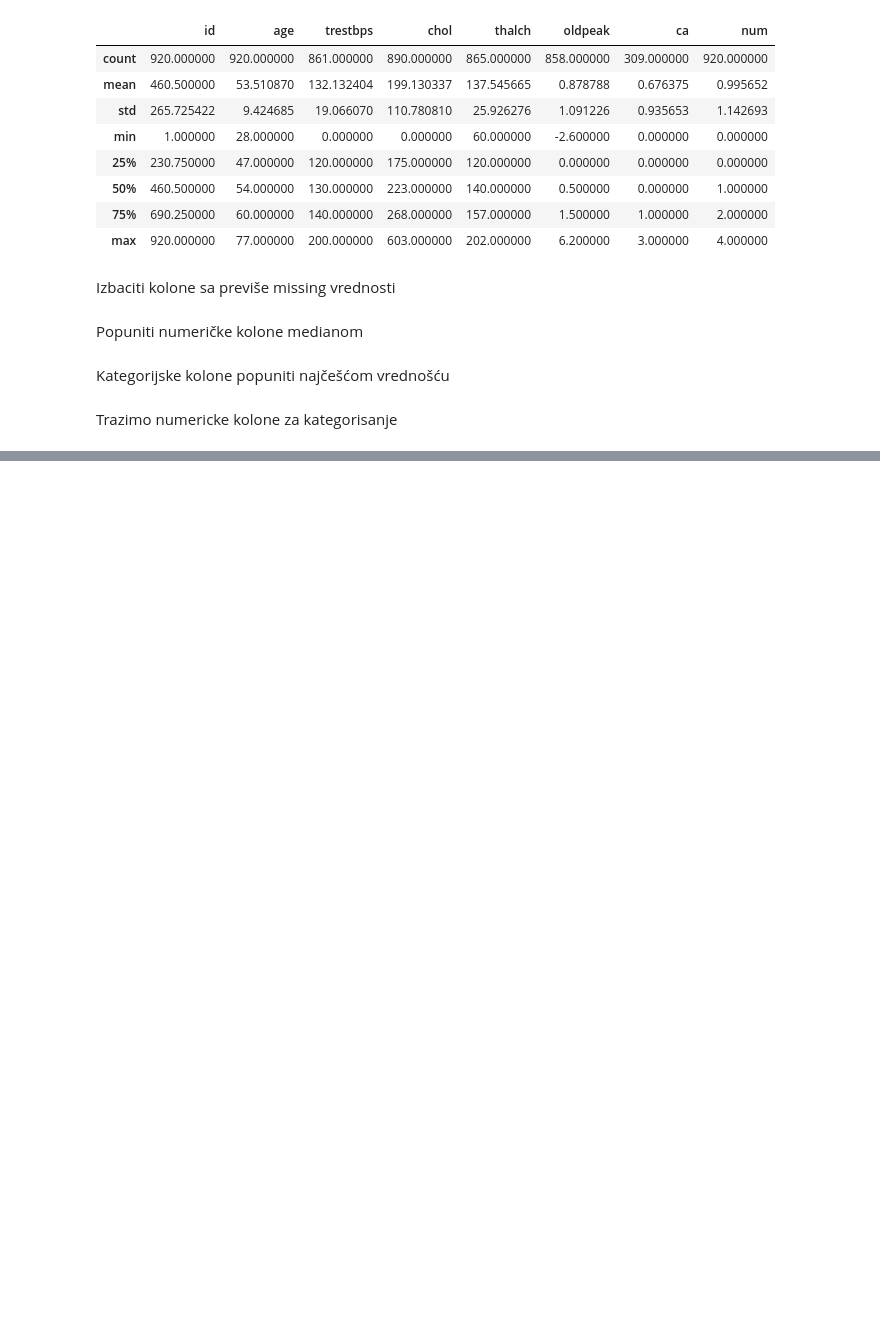
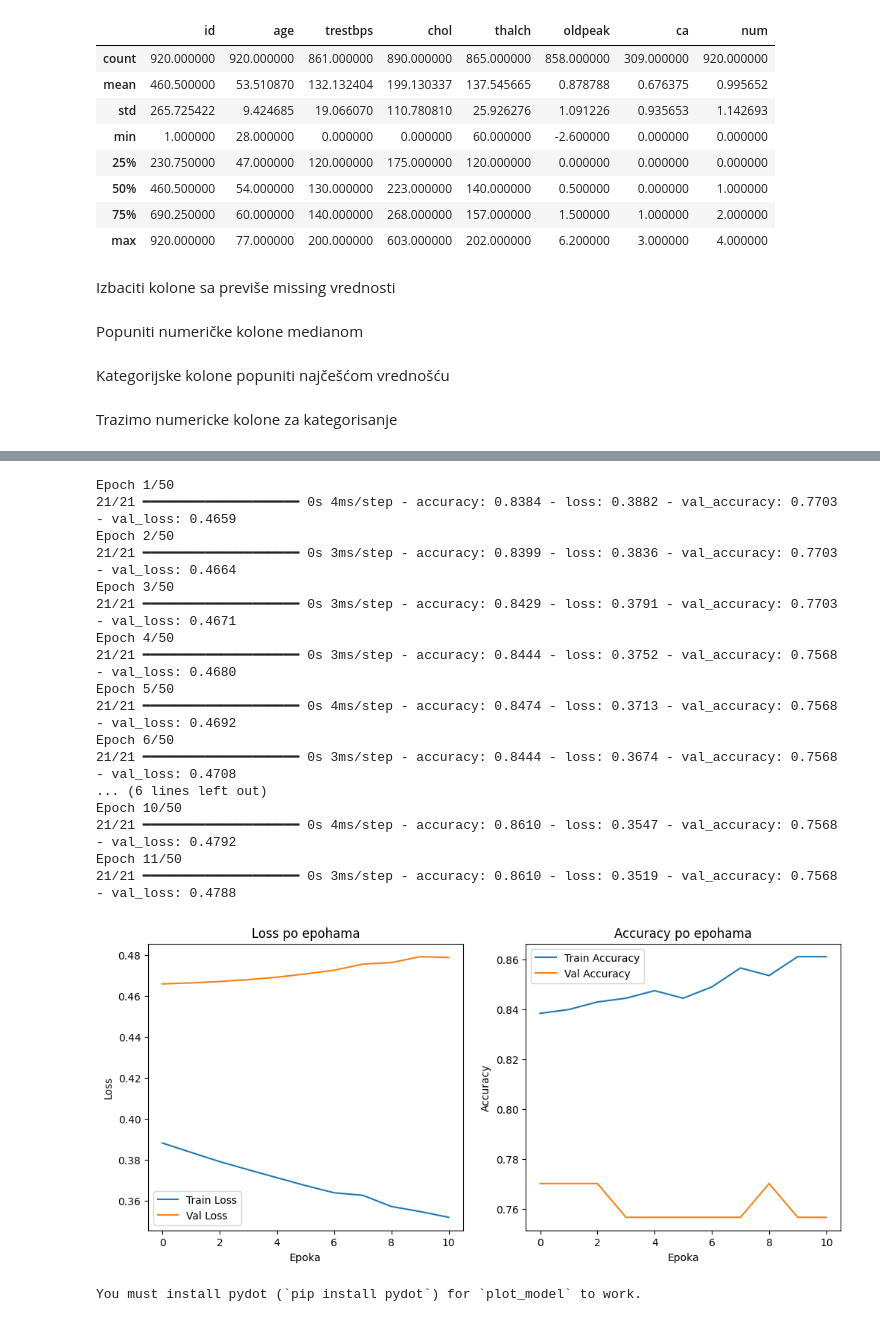
Before and after one commit to Stefan-011/Machine-learning-3, a Jupyter notebook: primer.ipynb, the cells around one changed output, grey strips where cells are left out. Cells and saved outputs as stored; diff of their text form; code cells hidden in the pictures; blank space fills up the shorter version.

```diff
--- a/primer.ipynb
+++ b/primer.ipynb
@@ -142,7 +155,7 @@ Kategorijske kolone: Index(['sex', 'dataset', 'cp', 'fbs', 'restecg', 'exang'],
 # %%
 # Ciljna kolona i ulazne kolone
 y = df['num'].apply(lambda x: 1 if x > 0 else 0)
-X = df.drop(columns=['num','id'], errors='ignore')  # izbacujemo 'id' ako postoji
+X = df.drop(columns=['num'], errors='ignore')
 
 # Numeričke i kategorijske kolone
 numerical_cols = X.select_dtypes(include=['int64','float64']).columns
@@ -228,0 +237,54 @@ Test Accuracy: 0.8260869383811951
+# %%
+import matplotlib.pyplot as plt
+from tensorflow.keras.utils import plot_model
+
+history = model.fit(
+    X_train, y_train,
+    validation_data=(X_val, y_val),
+    epochs=50,
+    batch_size=32,
+    callbacks=[early_stop]
+)
+
+plt.figure(figsize=(12,5))
+
+
+plt.subplot(1,2,1)
+plt.plot(history.history['loss'], label='Train Loss')
+plt.plot(history.history['val_loss'], label='Val Loss')
+plt.title('Loss po epohama')
+plt.xlabel('Epoka')
+plt.ylabel('Loss')
+plt.legend()
+
+plt.subplot(1,2,2)
+plt.plot(history.history['accuracy'], label='Train Accuracy')
+plt.plot(history.history['val_accuracy'], label='Val Accuracy')
+plt.title('Accuracy po epohama')
+plt.xlabel('Epoka')
+plt.ylabel('Accuracy')
+plt.legend()
+
+plt.show()
+
+plot_model(model, to_file='model.png', show_shapes=True, show_layer_names=True)
+# %% [output]
+Epoch 1/50
+21/21 ━━━━━━━━━━━━━━━━━━━━ 0s 4ms/step - accuracy: 0.8384 - loss: 0.3882 - val_accuracy: 0.7703 - val_loss: 0.4659
+Epoch 2/50
+21/21 ━━━━━━━━━━━━━━━━━━━━ 0s 3ms/step - accuracy: 0.8399 - loss: 0.3836 - val_accuracy: 0.7703 - val_loss: 0.4664
+Epoch 3/50
+21/21 ━━━━━━━━━━━━━━━━━━━━ 0s 3ms/step - accuracy: 0.8429 - loss: 0.3791 - val_accuracy: 0.7703 - val_loss: 0.4671
+Epoch 4/50
+21/21 ━━━━━━━━━━━━━━━━━━━━ 0s 3ms/step - accuracy: 0.8444 - loss: 0.3752 - val_accuracy: 0.7568 - val_loss: 0.4680
+Epoch 5/50
+21/21 ━━━━━━━━━━━━━━━━━━━━ 0s 4ms/step - accuracy: 0.8474 - loss: 0.3713 - val_accuracy: 0.7568 - val_loss: 0.4692
+Epoch 6/50
+21/21 ━━━━━━━━━━━━━━━━━━━━ 0s 3ms/step - accuracy: 0.8444 - loss: 0.3674 - val_accuracy: 0.7568 - val_loss: 0.4708
+... (6 lines left out)
+Epoch 10/50
+21/21 ━━━━━━━━━━━━━━━━━━━━ 0s 4ms/step - accuracy: 0.8610 - loss: 0.3547 - val_accuracy: 0.7568 - val_loss: 0.4792
+Epoch 11/50
+21/21 ━━━━━━━━━━━━━━━━━━━━ 0s 3ms/step - accuracy: 0.8610 - loss: 0.3519 - val_accuracy: 0.7568 - val_loss: 0.4788
+[figure, added]
+You must install pydot (`pip install pydot`) for `plot_model` to work.
```
Also changed, not shown: parts of 9 cells of this notebook.
